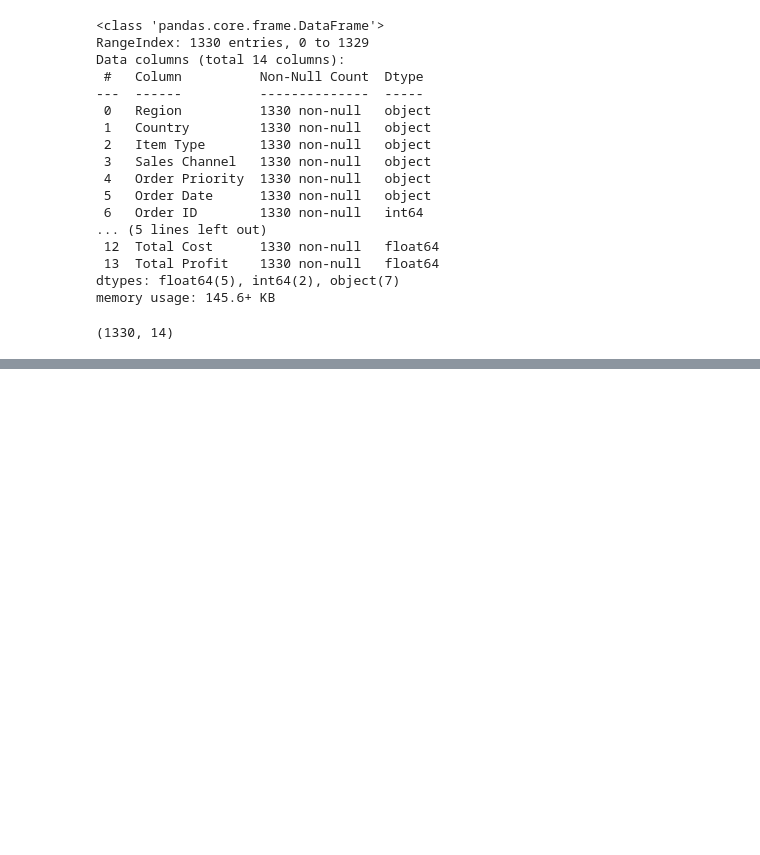
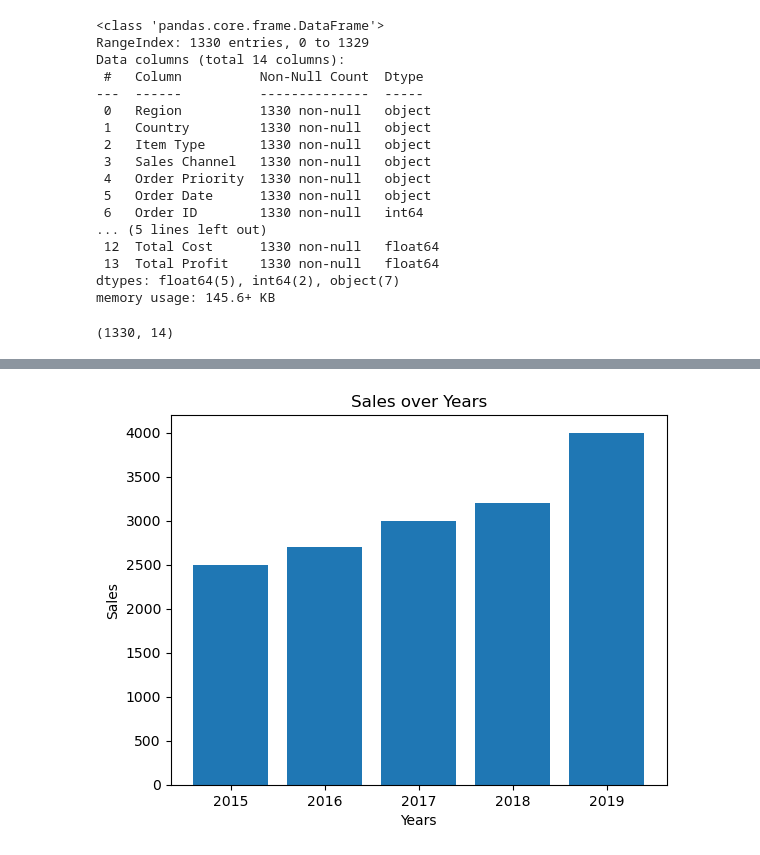
Before and after one commit to rupeshbashyal/Data-analysis, a Jupyter notebook: Pandas/practice1.ipynb, the cells around one changed output, grey strips where cells are left out. Cells and saved outputs as stored; diff of their text form; code cells hidden in the pictures; blank space fills up the shorter version.

```diff
--- a/Pandas/practice1.ipynb
+++ b/Pandas/practice1.ipynb
@@ -102,0 +136,18 @@ import pandas as pd
+# %%
+import matplotlib.pyplot as plt
+datas = {
+    "years": [2015, 2016, 2017, 2018, 2019],
+    "sales": [2500, 2700, 3000, 3200, 4000]
+}
+
+
+ab = pd.DataFrame(datas)
+
+plt.xlabel('Years')
+plt.ylabel('Sales')
+plt.title('Sales over Years')
+
+plt.bar(ab['years'], ab['sales'])
+plt.show()
+# %% [output]
+[figure, added]
```
Also changed, not shown: parts of 1 cell of this notebook, 3 other files.
